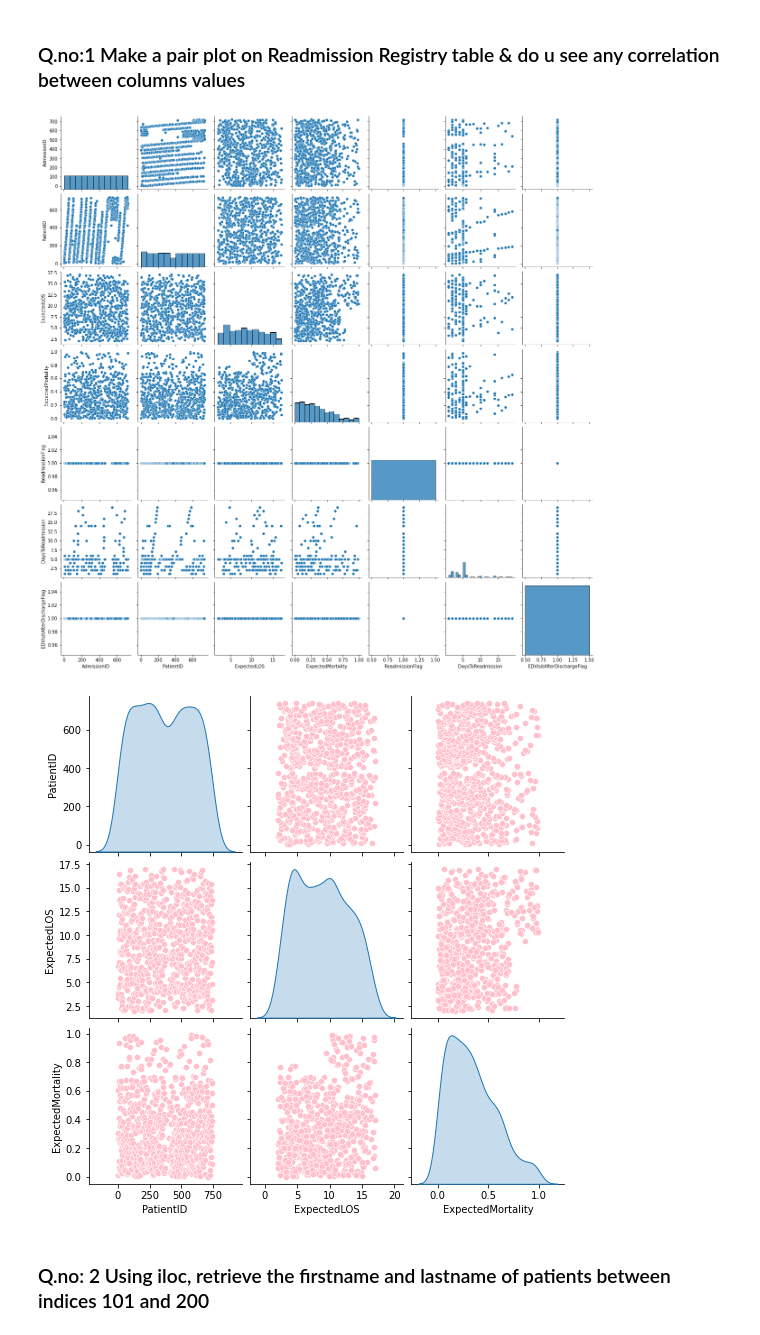
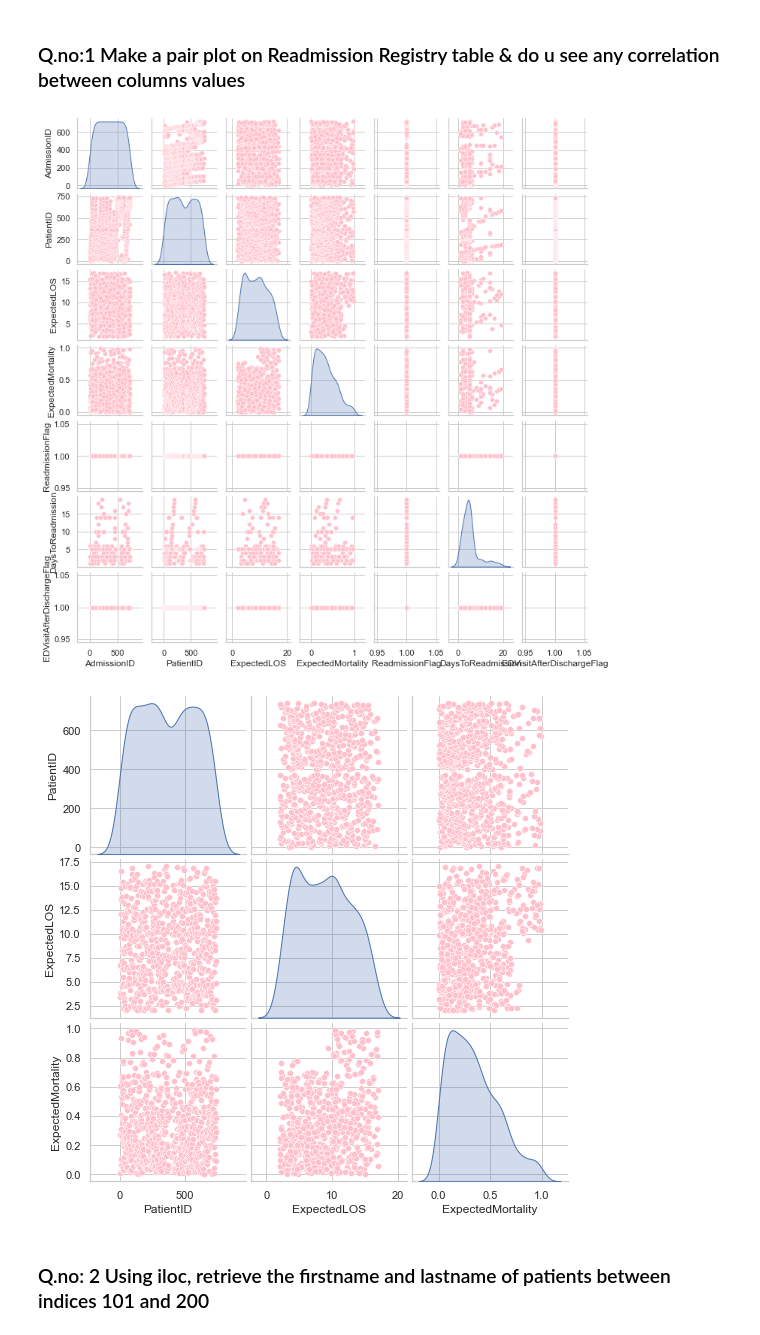
Before and after one commit to GayathiriRa/PythonHackathon, a Jupyter notebook: hackathon.ipynb, the cells around one changed output. Cells and saved outputs as stored; diff of their text form; code cells hidden in the pictures.

```diff
--- a/hackathon.ipynb
+++ b/hackathon.ipynb
@@ -39,14 +41,13 @@ palette=sns.color_palette("flare", as_cmap=True)
 ### Q.no:1  Make a pair plot on Readmission Registry table & do u see any correlation between columns values
 # %%
 
-raw_data=pd.read_excel(r'HospitalDatabase.xlsx',3)
-
-raw_data.columns
-g=sns.pairplot(raw_data,palette='flare')
-g=sns.pairplot(raw_data[['PatientID','ExpectedLOS','ExpectedMortality']],diag_kind="kde",plot_kws={'color':'pink'})
+raw_data1=pd.read_excel(r'HospitalDatabase.xlsx',3)
+raw_data1.columns
+g=sns.pairplot(raw_data1,palette='flare',diag_kind="kde",height=1.5,plot_kws={'color':'pink'})
+g=sns.pairplot(raw_data1[['PatientID','ExpectedLOS','ExpectedMortality']],diag_kind="kde",plot_kws={'color':'pink'})
 # %% [output]
-[figure, old version]
+[figure, new version]
-[figure, old version]
+[figure, new version]
 # %% [markdown]
 ### Q.no: 2 Using iloc, retrieve the firstname and lastname of patients between indices 101 and 200
 # %%
```
Also changed, not shown: parts of 196 cells of this notebook, 4 other files.
